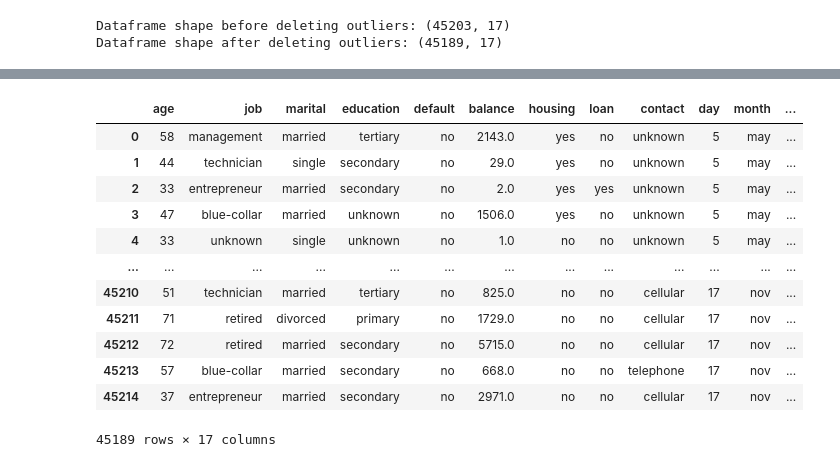
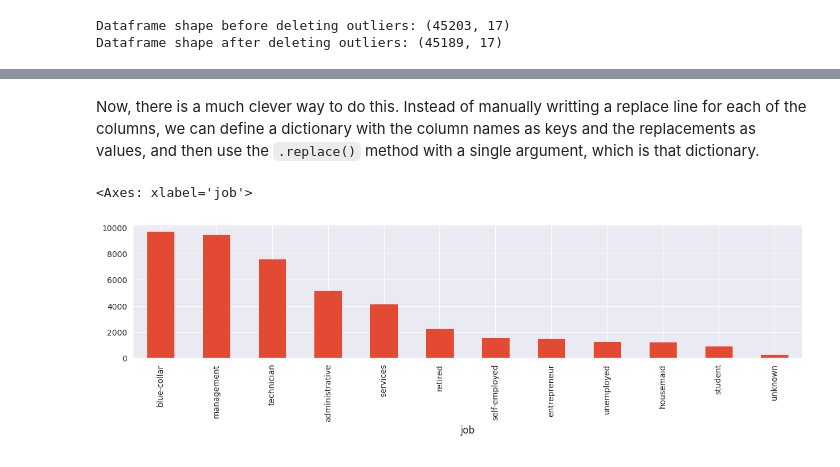
Before and after one commit to Zaprovic/data-analysis-bootcamp, a Jupyter notebook: src/data-cleaning.ipynb, the cells around one changed output, grey strips where cells are left out. Drawn from its saved outputs; the diff is of its cells as text; code cells hidden in the pictures.

```diff
--- a/src/data-cleaning.ipynb
+++ b/src/data-cleaning.ipynb
@@ -151,16 +136,42 @@ plt.show()
-# %%
-df
-# %% [output]
-|  | age | job | marital | education | default | balance | housing | loan | contact | day | month | ... |
-| 0 | 58 | management | married | tertiary | no | 2143.0 | yes | no | unknown | 5 | may | ... |
-| 1 | 44 | technician | single | secondary | no | 29.0 | yes | no | unknown | 5 | may | ... |
-| 2 | 33 | entrepreneur | married | secondary | no | 2.0 | yes | yes | unknown | 5 | may | ... |
-| 3 | 47 | blue-collar | married | unknown | no | 1506.0 | yes | no | unknown | 5 | may | ... |
-| 4 | 33 | unknown | single | unknown | no | 1.0 | no | no | unknown | 5 | may | ... |
-| ... | ... | ... | ... | ... | ... | ... | ... | ... | ... | ... | ... | ... |
-| 45210 | 51 | technician | married | tertiary | no | 825.0 | no | no | cellular | 17 | nov | ... |
-| 45211 | 71 | retired | divorced | primary | no | 1729.0 | no | no | cellular | 17 | nov | ... |
-| 45212 | 72 | retired | married | secondary | no | 5715.0 | no | no | cellular | 17 | nov | ... |
-| 45213 | 57 | blue-collar | married | secondary | no | 668.0 | no | no | telephone | 17 | nov | ... |
-| 45214 | 37 | entrepreneur | married | secondary | no | 2971.0 | no | no | cellular | 17 | nov | ... |
-45189 rows × 17 columns
+# %% [markdown]
+Now, there is a much clever way to do this. Instead of manually writting a replace line for each of the columns, we can define a dictionary with the column names as keys and the replacements as values, and then use the `.replace()` method with a single argument, which is that dictionary.
+# %%
+replace_dict = {
+    'job': {
+        'MANAGEMENT': 'management',
+        'Management': 'management',
+        'admin.': 'administrative',
+        'Self-employed': 'self-employed',
+        'Services': 'services',
+        'Retired': 'retired'
+    },
+    'education': {
+        'SECONDARY': 'secondary',
+        'Secondary': 'secondary',
+        'sec.': 'secondary',
+        'Primary': 'primary',
+        'Tertiary': 'tertiary',
+        'UNK': 'unknown'
+    },
+    'marital': {
+        'Div.': 'divorced',
+        'DIVORCED': 'divorced',
+        'Single': 'single'
+    },
+    'contact': {
+        'phone': 'telephone'
+    },
+    'poutcome': {
+        'UNK': 'unknown',
+        'Success': 'success'
+    }
+}
+
+
+df.replace(replace_dict, inplace=True)
+# %%
+plt.figure(figsize=(15,3))
+df['job'].value_counts().plot(kind='bar')
+# %% [output]
+<Axes: xlabel='job'>
+[figure, added]
```
Also changed, not shown: parts of 3 cells of this notebook.
